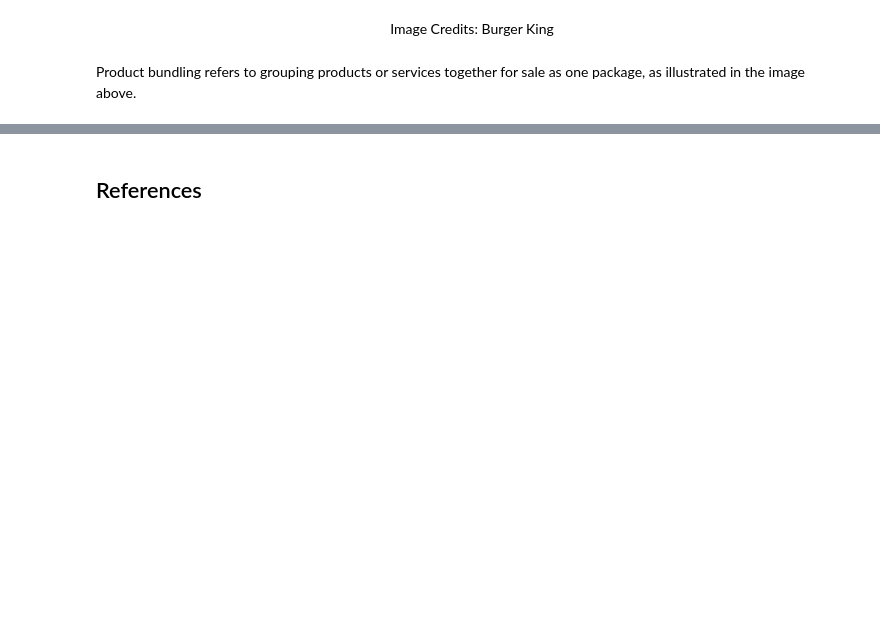
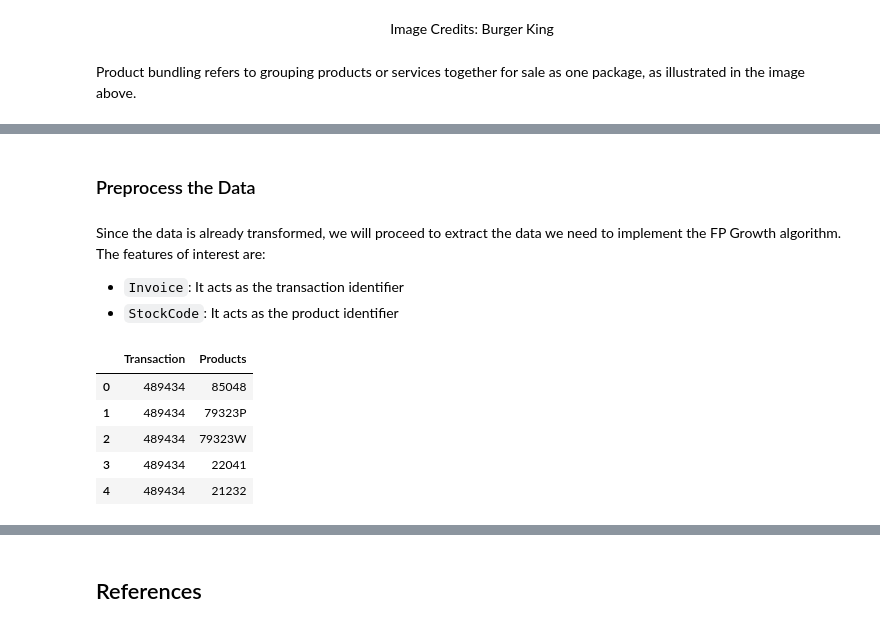
Before and after one commit to mwaurahmn/clv_rfm, a Jupyter notebook: Product Bundling and Recommendation.ipynb, the cells around one changed output, grey strips where cells are left out. Cells and saved outputs as stored; diff of their text form; code cells hidden in the pictures; blank space fills up the shorter version.

```diff
--- a/Product Bundling and Recommendation.ipynb
+++ b/Product Bundling and Recommendation.ipynb
@@ -10,0 +46,20 @@ Product bundling refers to grouping products or services together for sale as on
+# %% [markdown]
+### Preprocess the Data
+# %% [markdown]
+Since the data is already transformed, we will proceed to extract the data we need to implement the FP Growth algorithm. The features of interest are:
+- `Invoice`: It acts as the transaction identifier
+- `StockCode`: It acts as the product identifier
+# %%
+# Get features
+features_df = df[['Invoice', 'StockCode']]
+
+# Rename them
+features_df = features_df.rename(columns = {'Invoice': 'Transaction', 'StockCode': 'Products'})
+features_df.head()
+# %% [output]
+|  | Transaction | Products |
+| 0 | 489434 | 85048 |
+| 1 | 489434 | 79323P |
+| 2 | 489434 | 79323W |
+| 3 | 489434 | 22041 |
+| 4 | 489434 | 21232 |
```
Also changed, not shown: parts of 21 cells of this notebook, 2 other files.
